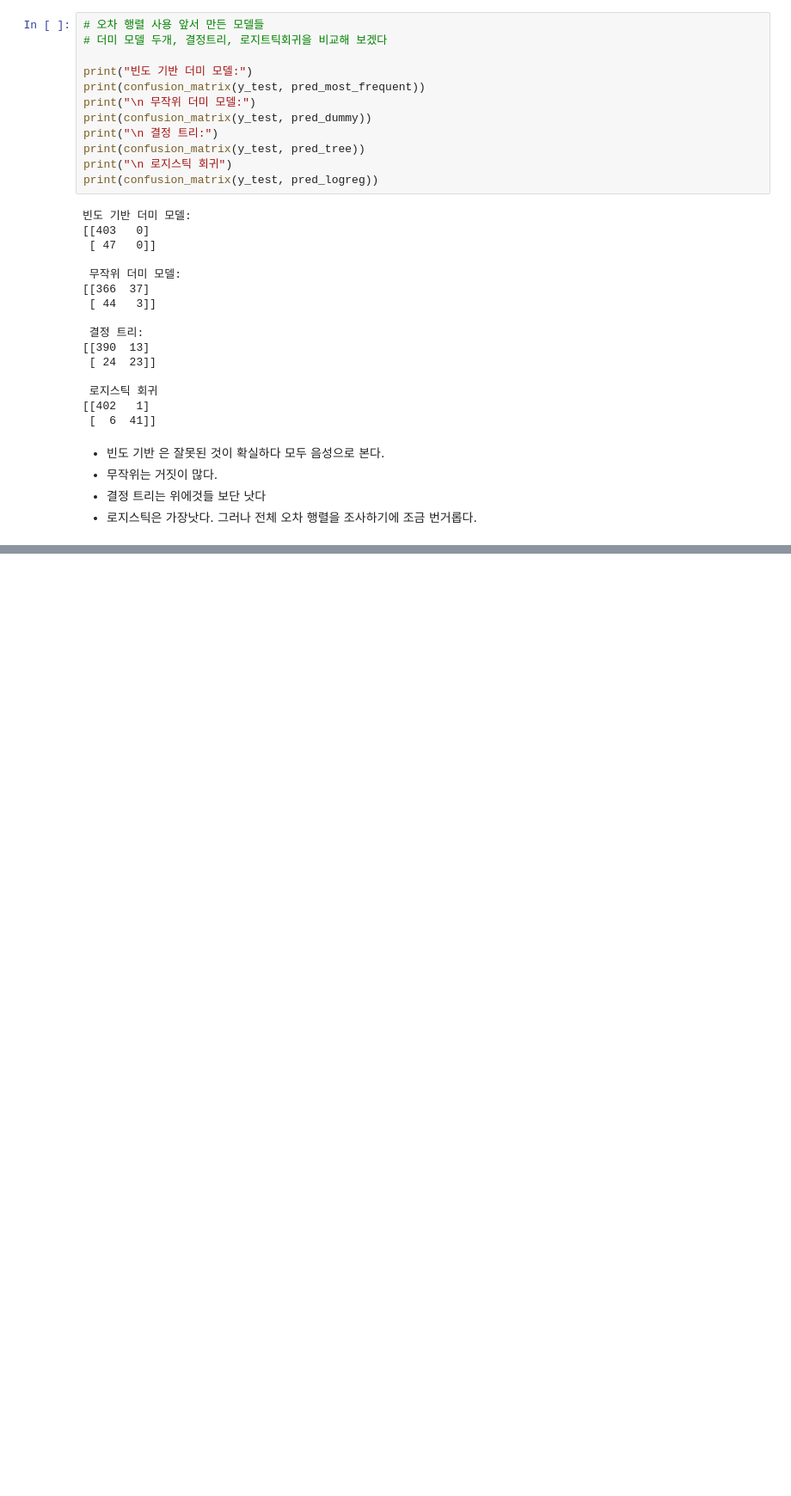
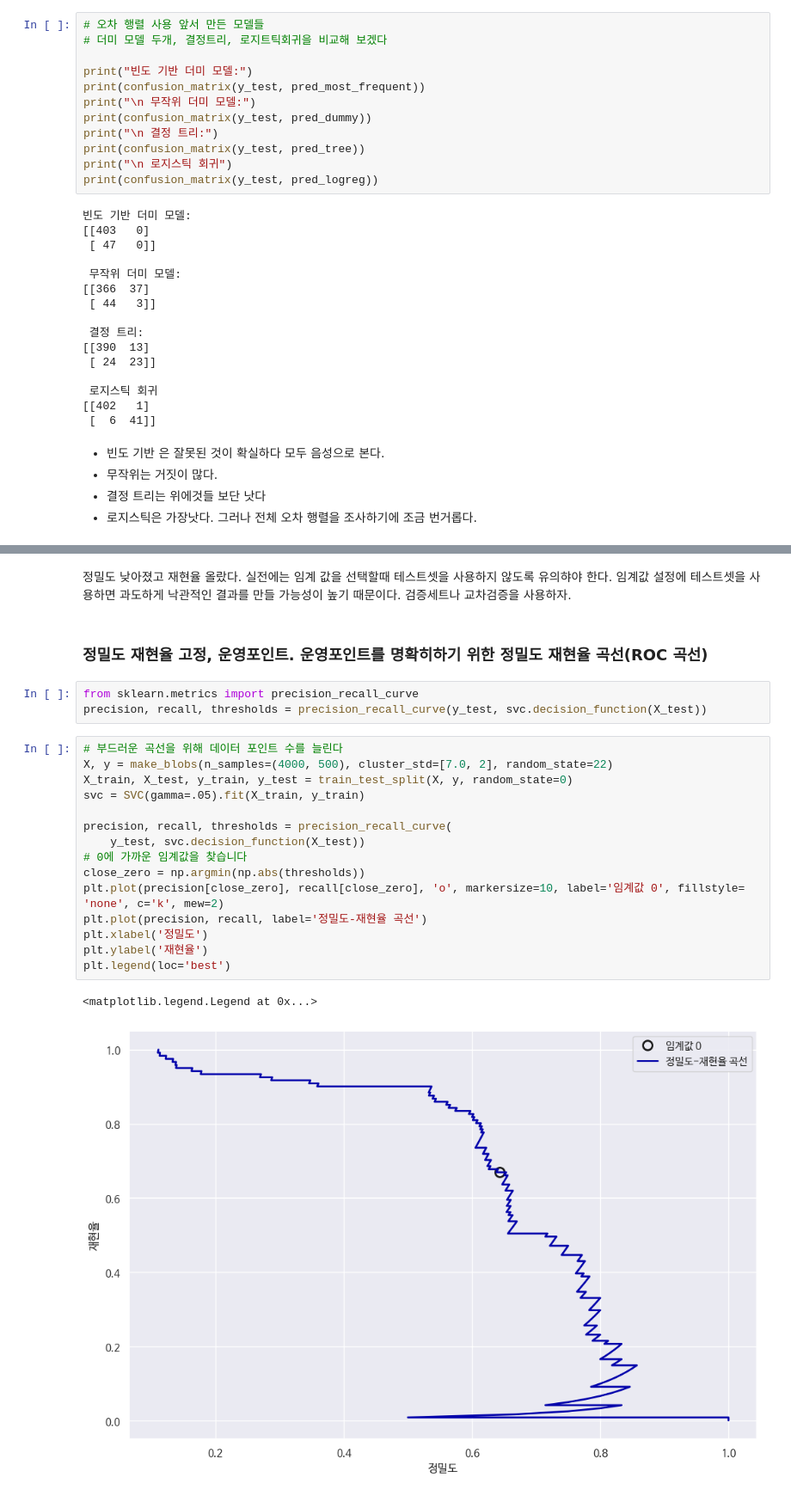
Before and after one commit to 201ssc/python_test1, a Jupyter notebook: 5_3평가지표와_측정.ipynb, the cells around one changed output, grey strips where cells are left out. Shown: that part at 86% size. Drawn from its saved outputs; the diff is of its cells as text; blank space fills up the shorter version.

```diff
--- a/5_3평가지표와_측정.ipynb
+++ b/5_3평가지표와_측정.ipynb
@@ -199,0 +302,25 @@ print(confusion_matrix(y_test, pred_logreg))
+# %% [markdown]
+정밀도 낮아졌고 재현율 올랐다. 실전에는 임계 값을 선택할때 테스트셋을 사용하지 않도록 유의햐야 한다. 임계값 설정에 테스트셋을 사용하면 과도하게 낙관적인 결과를 만들 가능성이 높기 때문이다. 검증세트나 교차검증을 사용하자.
+# %% [markdown]
+### 정밀도 재현율 고정, 운영포인트. 운영포인트를 명확히하기 위한 정밀도 재현율 곡선(ROC 곡선)
+# %%
+from sklearn.metrics import precision_recall_curve
+precision, recall, thresholds = precision_recall_curve(y_test, svc.decision_function(X_test))
+# %%
+# 부드러운 곡선을 위해 데이터 포인트 수를 늘린다
+X, y = make_blobs(n_samples=(4000, 500), cluster_std=[7.0, 2], random_state=22)
+X_train, X_test, y_train, y_test = train_test_split(X, y, random_state=0)
+svc = SVC(gamma=.05).fit(X_train, y_train)
+
+precision, recall, thresholds = precision_recall_curve(
+    y_test, svc.decision_function(X_test))
+# 0에 가까운 임계값을 찾습니다
+close_zero = np.argmin(np.abs(thresholds))
+plt.plot(precision[close_zero], recall[close_zero], 'o', markersize=10, label='임계값 0', fillstyle= 'none', c='k', mew=2)
+plt.plot(precision, recall, label='정밀도-재현율 곡선')
+plt.xlabel('정밀도')
+plt.ylabel('재현율')
+plt.legend(loc='best')
+# %% [output]
+<matplotlib.legend.Legend at 0x...>
+[figure, added]
```
Also changed, not shown: parts of 20 cells of this notebook.
